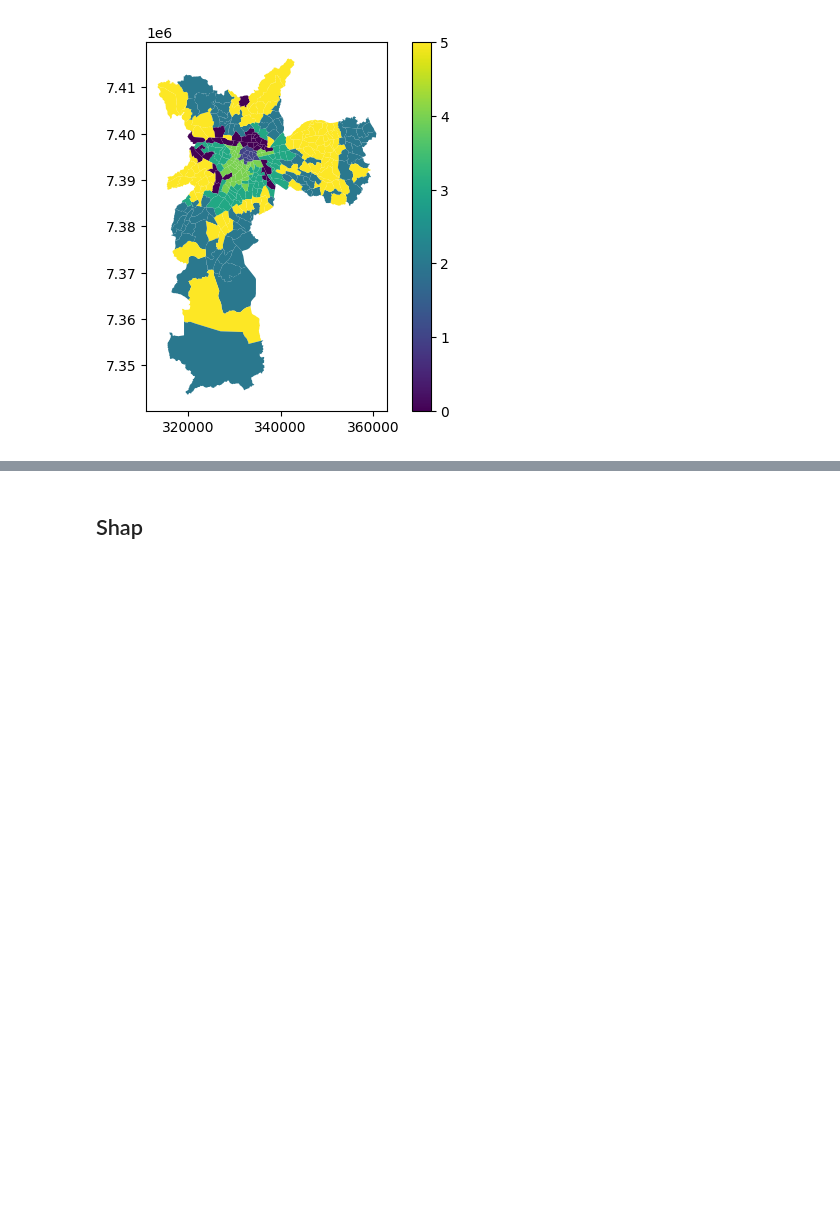
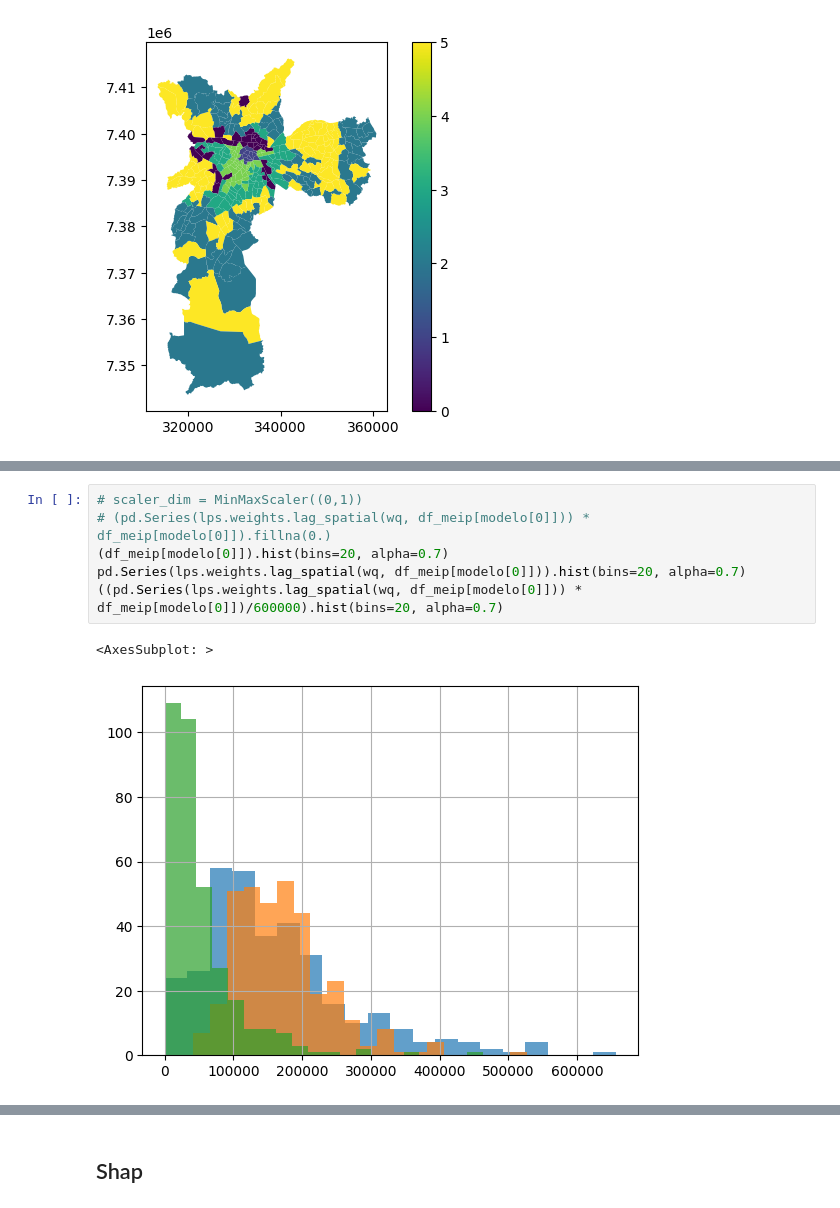
Before and after one commit to AndaSampa/meip-sp, a Jupyter notebook: 00-clusterizacao-meip-od.ipynb, the cells around one changed output, grey strips where cells are left out. Saved outputs shown, nothing was run; the diff lists cells and outputs as text; blank space fills up the shorter version.

```diff
--- a/00-clusterizacao-meip-od.ipynb
+++ b/00-clusterizacao-meip-od.ipynb
@@ -250,0 +250,9 @@ gdf_zona_merged.plot(column='k_cluster', legend=True)
+# %%
+# scaler_dim = MinMaxScaler((0,1))
+# (pd.Series(lps.weights.lag_spatial(wq, df_meip[modelo[0]])) * df_meip[modelo[0]]).fillna(0.)
+(df_meip[modelo[0]]).hist(bins=20, alpha=0.7)
+pd.Series(lps.weights.lag_spatial(wq, df_meip[modelo[0]])).hist(bins=20, alpha=0.7)
+((pd.Series(lps.weights.lag_spatial(wq, df_meip[modelo[0]])) * df_meip[modelo[0]])/600000).hist(bins=20, alpha=0.7)
+# %% [output]
+<AxesSubplot: >
+[figure, added]
```
Also changed, not shown: parts of 8 cells of this notebook.
